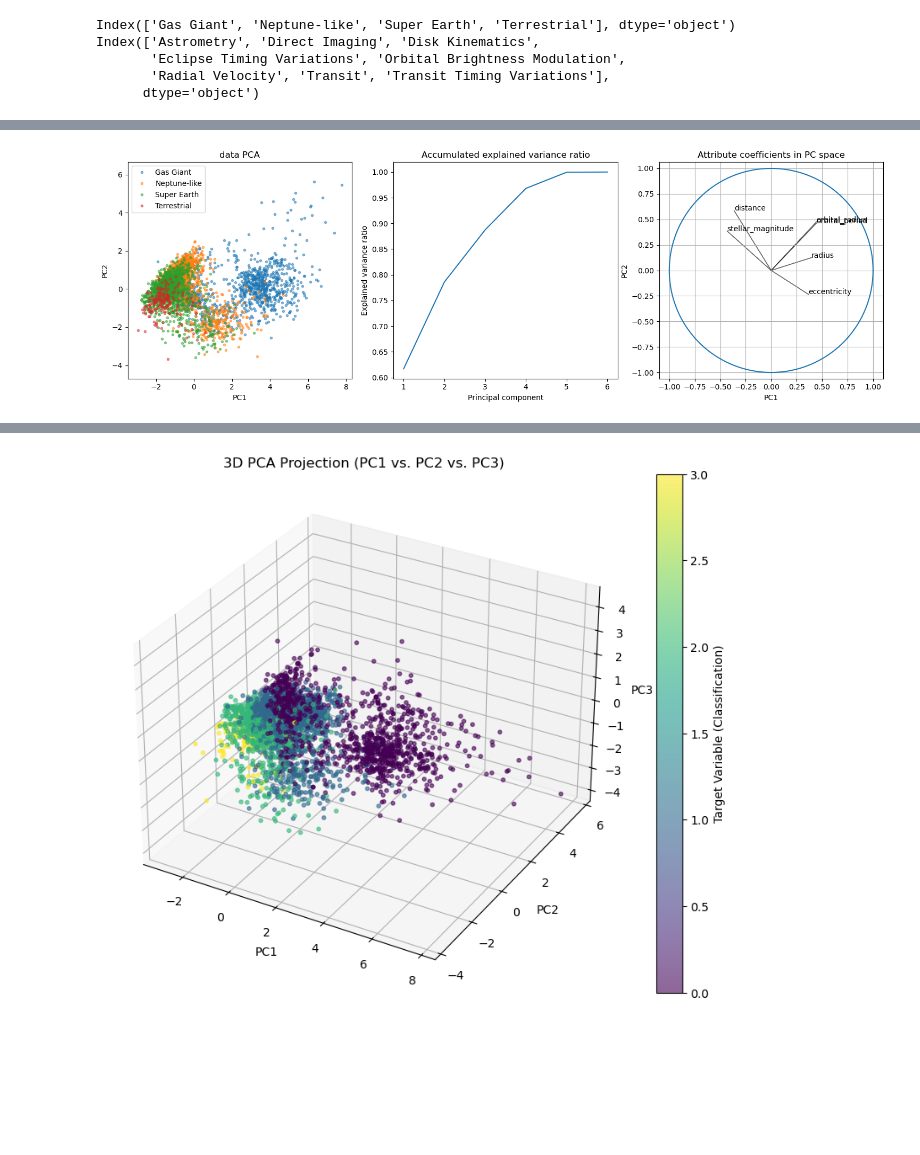
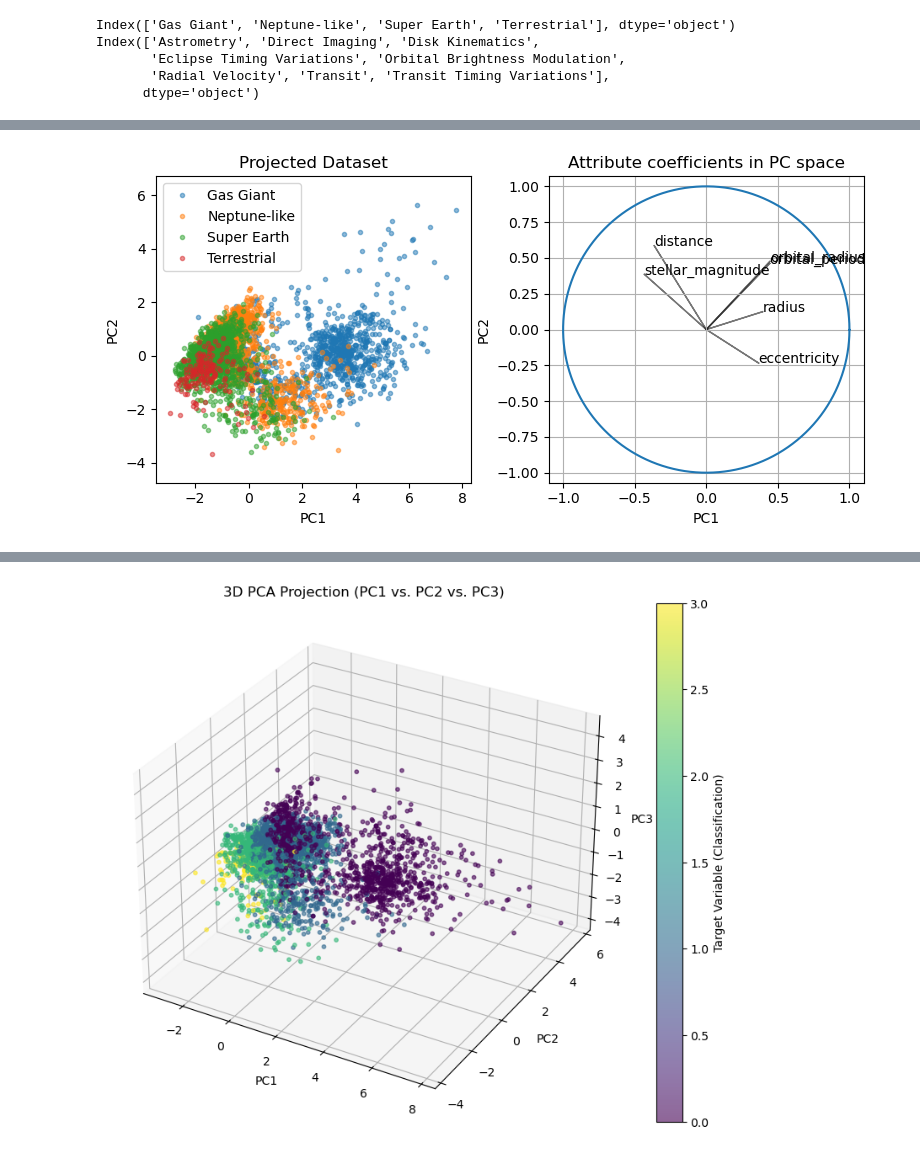
Before and after one commit to lelegod/ml_project, a Jupyter notebook: PCA.ipynb, the cells around one changed output, grey strips where cells are left out. Drawn from its saved outputs; the diff is of its cells as text; code cells hidden in the pictures; blank space fills up the shorter version.

```diff
--- a/PCA.ipynb
+++ b/PCA.ipynb
@@ -54,7 +69,7 @@ print(df, df.shape)
 [4000 rows x 10 columns] (4000, 10)
 # %%
 transformed_df = df.copy()
-columns_to_log = ["distance", "orbital_period", "orbital_radius", "radius"]
+columns_to_log = ["distance", "orbital_period", "orbital_radius", "radius", "mass"]
 for column in columns_to_log:
     transformed_df[column] = np.log10(transformed_df[column])
 print(transformed_df, transformed_df.shape)
@@ -156,37 +219,32 @@ array([6.16866892e-01, 1.69055731e-01, 1.01469739e-01, 8.07182940e-02,
 # %%
 PC_idxs = [0, 1]
 unique_types = np.unique(y_classification)
 
-fig, axs = plt.subplots(1, 3, figsize=(15,5))
+fig, axs = plt.subplots(1, 2, figsize=(8,4))
 
-axs[0].set_title("data PCA")
+axs[0].set_title("Projected Dataset")
 for type_index in unique_types:
     mask = (y_classification == type_index)
     axs[0].plot(B[mask, PC_idxs[0]], B[mask, PC_idxs[1]], ".", alpha=0.5, label=list(planet_cats.cat.categories)[type_index])
 
 axs[0].set_xlabel(f"PC{PC_idxs[0] + 1}")
 axs[0].set_ylabel(f"PC{PC_idxs[1] + 1}")
 axs[0].axis("equal")
 axs[0].legend()
 
-axs[1].set_title("Accumulated explained variance ratio")
-axs[1].plot(range(1, pca.n_components_ + 1), pca.explained_variance_ratio_.cumsum())
-axs[1].set_xlabel("Principal component")
-axs[1].set_ylabel("Explained variance ratio")
+axs[1].set_title("Attribute coefficients in PC space")
+for attr_idx, attr_name in enumerate(X_pca.columns):
+    axs[1].arrow(0, 0, V[attr_idx, PC_idxs[0]], V[attr_idx, PC_idxs[1]], color='black', alpha=0.5)
+    axs[1].text(V[attr_idx, PC_idxs[0]], V[attr_idx, PC_idxs[1]], attr_name)
 
-axs[2].set_title("Attribute coefficients in PC space")
-for attr_idx, attr_name in enumerate(X_pca.columns):
-    axs[2].arrow(0, 0, V[attr_idx, PC_idxs[0]], V[attr_idx, PC_idxs[1]], color='black', alpha=0.5)
-    axs[2].text(V[attr_idx, PC_idxs[0]], V[attr_idx, PC_idxs[1]], attr_name)
-
-axs[2].set_xlim([-1, 1])
-axs[2].set_ylim([-1, 1])
-axs[2].set_xlabel(f"PC{PC_idxs[0] + 1}")
-axs[2].set_ylabel(f"PC{PC_idxs[1] + 1}")
-axs[2].grid()
-axs[2].plot(np.cos(np.arange(0, 2 * np.pi, 0.01)), np.sin(np.arange(0, 2 * np.pi, 0.01)))
-axs[2].axis("equal")
+axs[1].set_xlim([-1, 1])
+axs[1].set_ylim([-1, 1])
+axs[1].set_xlabel(f"PC{PC_idxs[0] + 1}")
+axs[1].set_ylabel(f"PC{PC_idxs[1] + 1}")
+axs[1].grid()
+axs[1].plot(np.cos(np.arange(0, 2 * np.pi, 0.01)), np.sin(np.arange(0, 2 * np.pi, 0.01)))
+axs[1].axis("equal")
 plt.tight_layout()
 plt.show()
 # %% [output]
-[figure, old version]
+[figure, new version]
```
Also changed, not shown: parts of 7 cells of this notebook, 1 other file.
